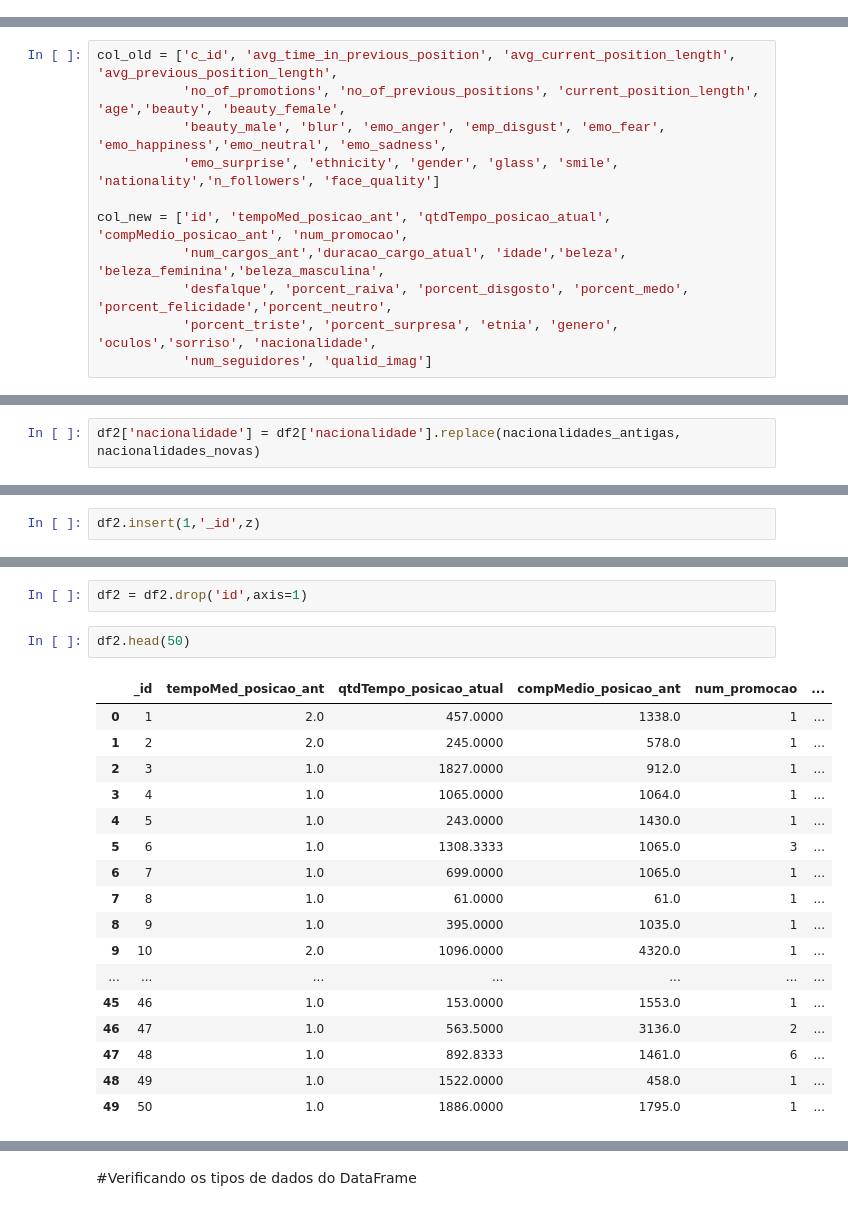
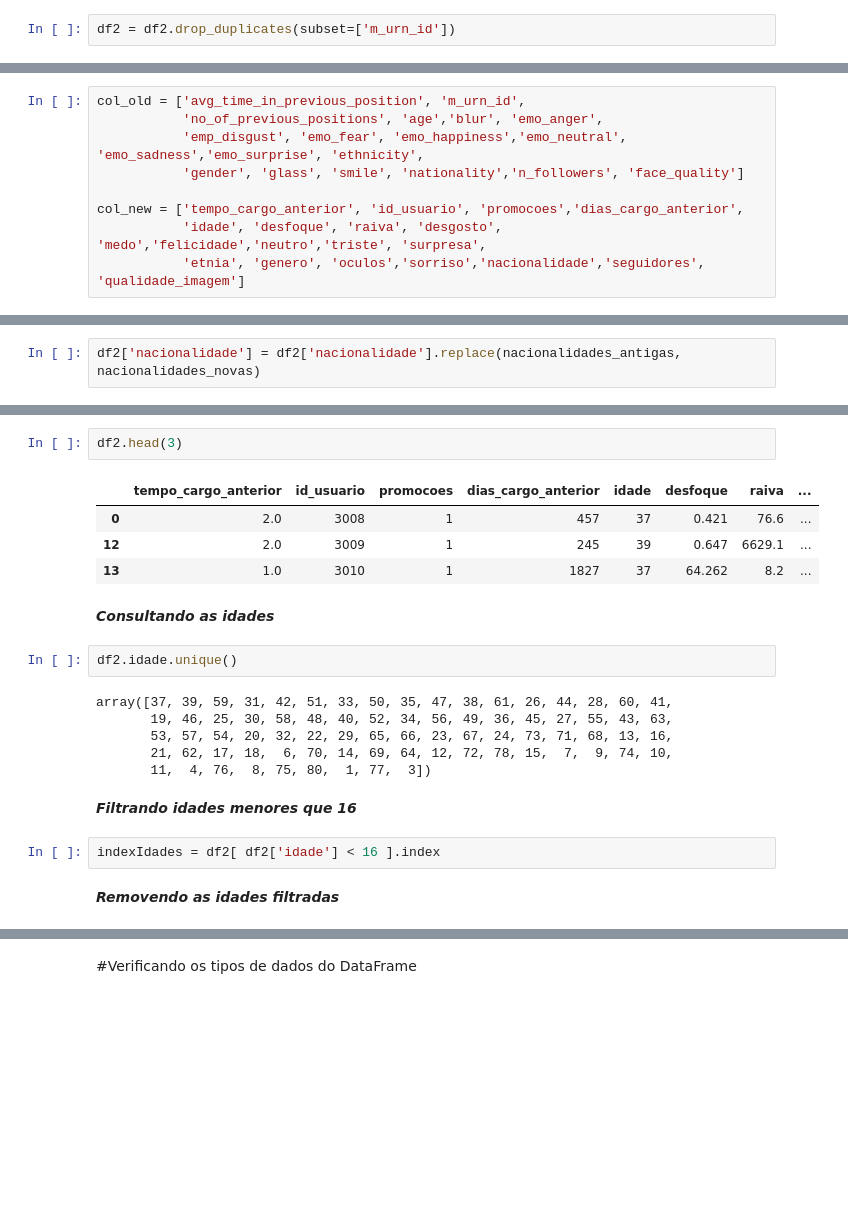
Before and after one commit to victorog17/soulcode_versionamento_projeto_final, a Jupyter notebook: 001_LINKEDIN_SOCIAL_MEDIA_TRATAMENTO_DE_DADOS_Nivel_Pandas.ipynb, the cells around one changed output, grey strips where cells are left out. Drawn from its saved outputs; the diff is of its cells as text; blank space fills up the shorter version.

```diff
--- a/001_LINKEDIN_SOCIAL_MEDIA_TRATAMENTO_DE_DADOS_Nivel_Pandas.ipynb
+++ b/001_LINKEDIN_SOCIAL_MEDIA_TRATAMENTO_DE_DADOS_Nivel_Pandas.ipynb
@@ -86,0 +152,2 @@ Index(['c_id', 'avg_time_in_previous_position', 'avg_current_position_length',
+# %%
+df2 = df2.drop_duplicates(subset=['m_urn_id'])
@@ -91,13 +172,11 @@ Index(['c_id', 'avg_time_in_previous_position', 'avg_current_position_length',
 # %%
-col_old = ['c_id', 'avg_time_in_previous_position', 'avg_current_position_length', 'avg_previous_position_length',
-           'no_of_promotions', 'no_of_previous_positions', 'current_position_length', 'age','beauty', 'beauty_female',
-           'beauty_male', 'blur', 'emo_anger', 'emp_disgust', 'emo_fear', 'emo_happiness','emo_neutral', 'emo_sadness',
-           'emo_surprise', 'ethnicity', 'gender', 'glass', 'smile', 'nationality','n_followers', 'face_quality']
+col_old = ['avg_time_in_previous_position', 'm_urn_id',
+           'no_of_previous_positions', 'age','blur', 'emo_anger',
+           'emp_disgust', 'emo_fear', 'emo_happiness','emo_neutral', 'emo_sadness','emo_surprise', 'ethnicity',
+           'gender', 'glass', 'smile', 'nationality','n_followers', 'face_quality']
 
-col_new = ['id', 'tempoMed_posicao_ant', 'qtdTempo_posicao_atual', 'compMedio_posicao_ant', 'num_promocao',
-           'num_cargos_ant','duracao_cargo_atual', 'idade','beleza', 'beleza_feminina','beleza_masculina',
-           'desfalque', 'porcent_raiva', 'porcent_disgosto', 'porcent_medo', 'porcent_felicidade','porcent_neutro',
-           'porcent_triste', 'porcent_surpresa', 'etnia', 'genero', 'oculos','sorriso', 'nacionalidade',
-           'num_seguidores', 'qualid_imag']
+col_new = ['tempo_cargo_anterior', 'id_usuario', 'promocoes','dias_cargo_anterior',
+           'idade', 'desfoque', 'raiva', 'desgosto', 'medo','felicidade','neutro','triste', 'surpresa',
+           'etnia', 'genero', 'oculos','sorriso','nacionalidade','seguidores', 'qualidade_imagem']
 # %%
 df2.columns = col_new
@@ -228,2 +278,0 @@ print(z)
-# %%
-df2.insert(1,'_id',z)
@@ -245,22 +279,23 @@ Name: _id, Length: 15257, dtype: int64
-# %%
-df2 = df2.drop('id',axis=1)
 # %%
-df2.head(50)
+df2.head(3)
 # %% [output]
-|  | _id | tempoMed_posicao_ant | qtdTempo_posicao_atual | compMedio_posicao_ant | num_promocao | ... |
-| 0 | 1 | 2.0 | 457.0000 | 1338.0 | 1 | ... |
-| 1 | 2 | 2.0 | 245.0000 | 578.0 | 1 | ... |
-| 2 | 3 | 1.0 | 1827.0000 | 912.0 | 1 | ... |
-| 3 | 4 | 1.0 | 1065.0000 | 1064.0 | 1 | ... |
-| 4 | 5 | 1.0 | 243.0000 | 1430.0 | 1 | ... |
-| 5 | 6 | 1.0 | 1308.3333 | 1065.0 | 3 | ... |
-| 6 | 7 | 1.0 | 699.0000 | 1065.0 | 1 | ... |
-| 7 | 8 | 1.0 | 61.0000 | 61.0 | 1 | ... |
-| 8 | 9 | 1.0 | 395.0000 | 1035.0 | 1 | ... |
-| 9 | 10 | 2.0 | 1096.0000 | 4320.0 | 1 | ... |
-| ... | ... | ... | ... | ... | ... | ... |
-| 45 | 46 | 1.0 | 153.0000 | 1553.0 | 1 | ... |
-| 46 | 47 | 1.0 | 563.5000 | 3136.0 | 2 | ... |
-| 47 | 48 | 1.0 | 892.8333 | 1461.0 | 6 | ... |
-| 48 | 49 | 1.0 | 1522.0000 | 458.0 | 1 | ... |
-| 49 | 50 | 1.0 | 1886.0000 | 1795.0 | 1 | ... |
+|  | tempo_cargo_anterior | id_usuario | promocoes | dias_cargo_anterior | idade | desfoque | raiva | ... |
+| 0 | 2.0 | 3008 | 1 | 457 | 37 | 0.421 | 76.6 | ... |
+| 12 | 2.0 | 3009 | 1 | 245 | 39 | 0.647 | 6629.1 | ... |
+| 13 | 1.0 | 3010 | 1 | 1827 | 37 | 64.262 | 8.2 | ... |
+# %% [markdown]
+***Consultando as idades***
+# %%
+df2.idade.unique()
+# %% [output]
+array([37, 39, 59, 31, 42, 51, 33, 50, 35, 47, 38, 61, 26, 44, 28, 60, 41,
+       19, 46, 25, 30, 58, 48, 40, 52, 34, 56, 49, 36, 45, 27, 55, 43, 63,
+       53, 57, 54, 20, 32, 22, 29, 65, 66, 23, 67, 24, 73, 71, 68, 13, 16,
+       21, 62, 17, 18,  6, 70, 14, 69, 64, 12, 72, 78, 15,  7,  9, 74, 10,
+       11,  4, 76,  8, 75, 80,  1, 77,  3])
+# %% [markdown]
+***Filtrando idades menores que 16***
+# %%
+indexIdades = df2[ df2['idade'] < 16 ].index
+# %% [markdown]
+***Removendo as idades filtradas***
```
Also changed, not shown: parts of 73 cells of this notebook, 2 other files.
